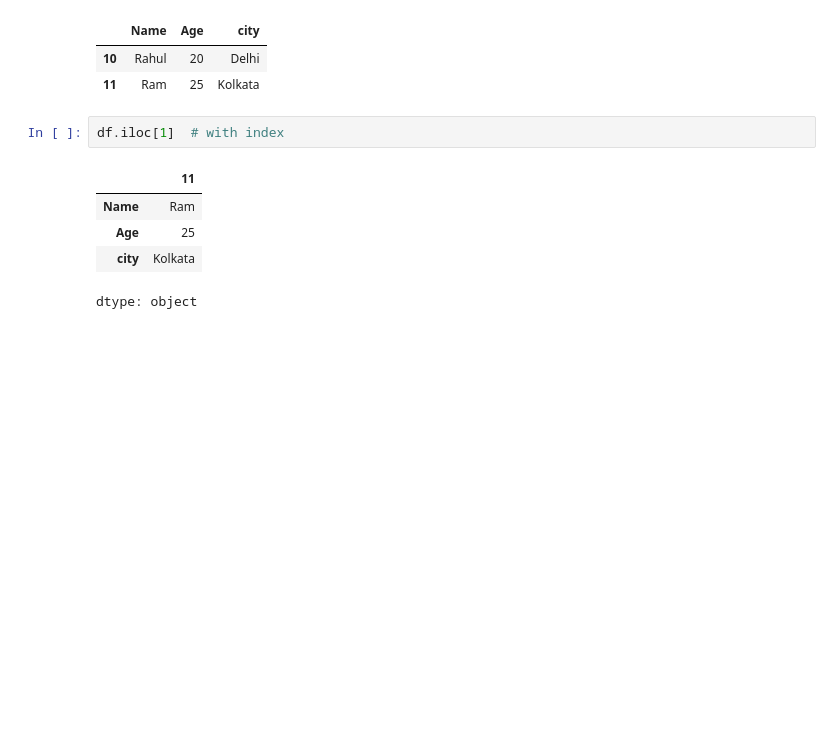
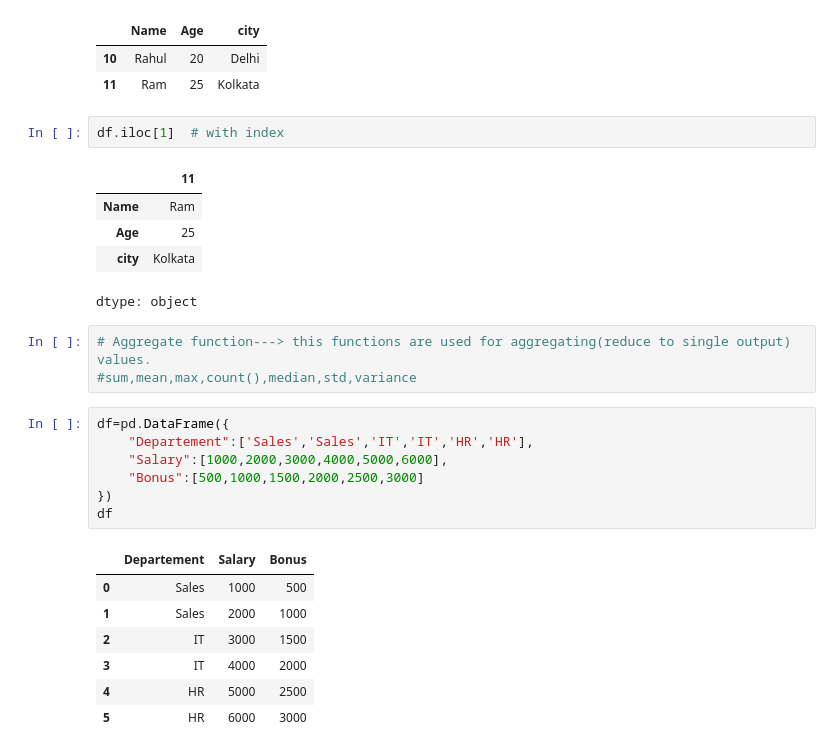
Before and after one commit to Ans365332/6may-file-example, a Jupyter notebook: Pandas.ipynb, the cells around one changed output. Cells and saved outputs as stored; diff of their text form; blank space fills up the shorter version.

```diff
--- a/Pandas.ipynb
+++ b/Pandas.ipynb
@@ -521,3 +521,21 @@ df.iloc[1]  # with index
 | Age | 25 |
 | city | Kolkata |
 dtype: object
+# %%
+# Aggregate function---> this functions are used for aggregating(reduce to single output) values.
+#sum,mean,max,count(),median,std,variance
+# %%
+df=pd.DataFrame({
+    "Departement":['Sales','Sales','IT','IT','HR','HR'],
+    "Salary":[1000,2000,3000,4000,5000,6000],
+    "Bonus":[500,1000,1500,2000,2500,3000]
+})
+df
+# %% [output]
+|  | Departement | Salary | Bonus |
+| 0 | Sales | 1000 | 500 |
+| 1 | Sales | 2000 | 1000 |
+| 2 | IT | 3000 | 1500 |
+| 3 | IT | 4000 | 2000 |
+| 4 | HR | 5000 | 2500 |
+| 5 | HR | 6000 | 3000 |
```
Also changed, not shown: parts of 15 cells of this notebook.
